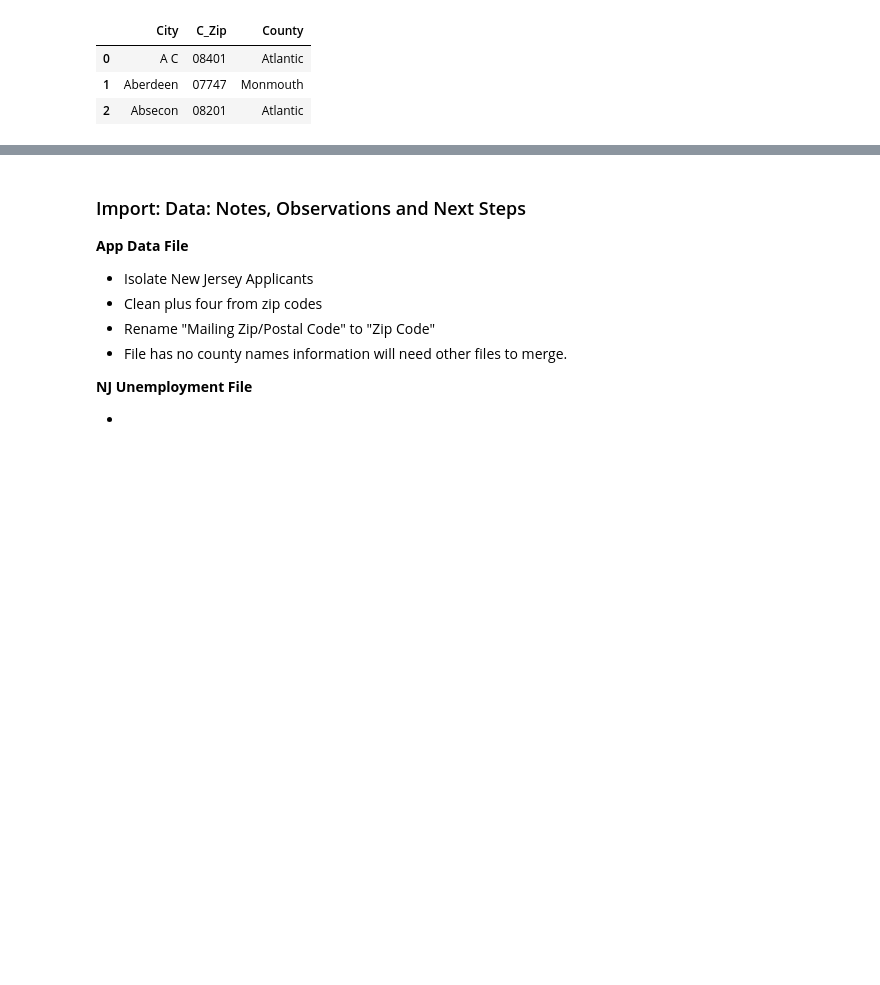
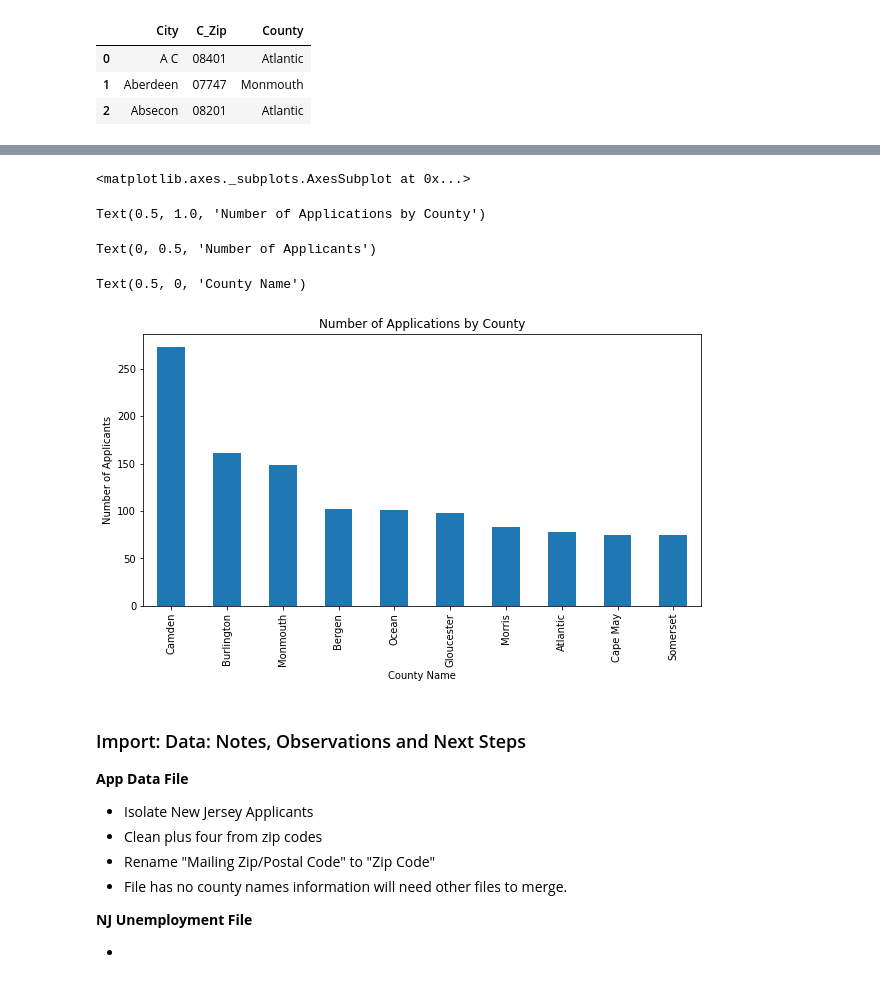
Before and after one commit to theaok/vis-sp23-ewattudo, a Jupyter notebook: ps2_pynb.ipynb, the cells around one changed output, grey strips where cells are left out. Cells and saved outputs as stored; diff of their text form; code cells hidden in the pictures; blank space fills up the shorter version.

Commit message:
merged two datasets

```diff
--- a/ps2_pynb.ipynb
+++ b/ps2_pynb.ipynb
@@ -506,0 +529,3 @@ njzips["City"]= njzips["City"].str.title()
+# %%
+njappmerge=njappdat[['ID ','C_Zip']]
+njappmerge.head(3)
@@ -506,0 +544,3 @@ njzips["City"]= njzips["City"].str.title()
+# %%
+njzipsmerge=njzips[['C_Zip','County']]
+njzipsmerge.head(3)
@@ -506,0 +552,3 @@ njzips["City"]= njzips["City"].str.title()
+# %%
+njappzip=njappmerge.merge(njzipsmerge, on='C_Zip',how='outer',indicator=True)
+njappzip.dtypes
@@ -507,3 +600,14 @@ njzips["City"]= njzips["City"].str.title()
+# %%
+njappzip.County.value_counts().nlargest(10).plot(kind='bar',figsize=(10,5))
+plt.title("Number of Applications by County")
+plt.ylabel("Number of Applicants")
+plt.xlabel("County Name")
+# %% [output]
+<matplotlib.axes._subplots.AxesSubplot at 0x...>
+Text(0.5, 1.0, 'Number of Applications by County')
+Text(0, 0.5, 'Number of Applicants')
+Text(0.5, 0, 'County Name')
+[figure, added]
 # %% [markdown]
 ### Import: Data: Notes, Observations and Next Steps
 
```
Also changed, not shown: parts of 9 cells of this notebook.
